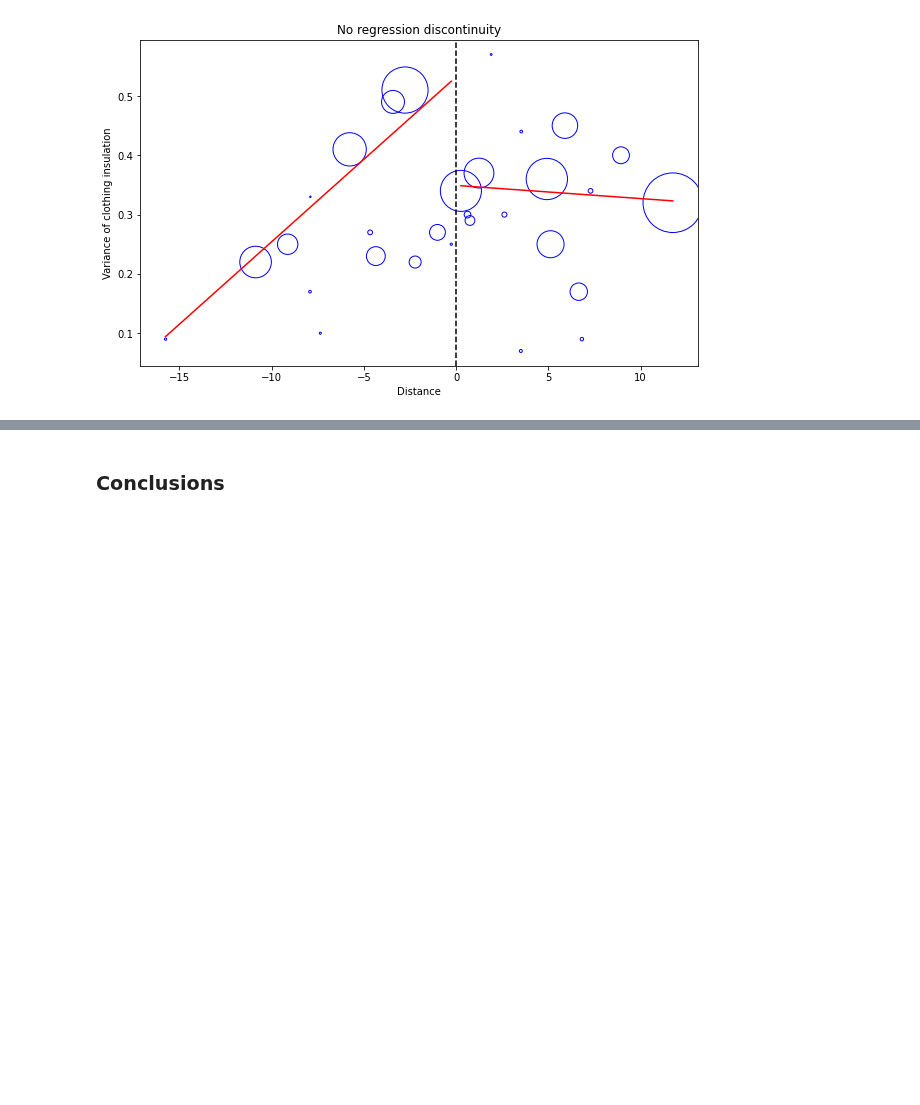
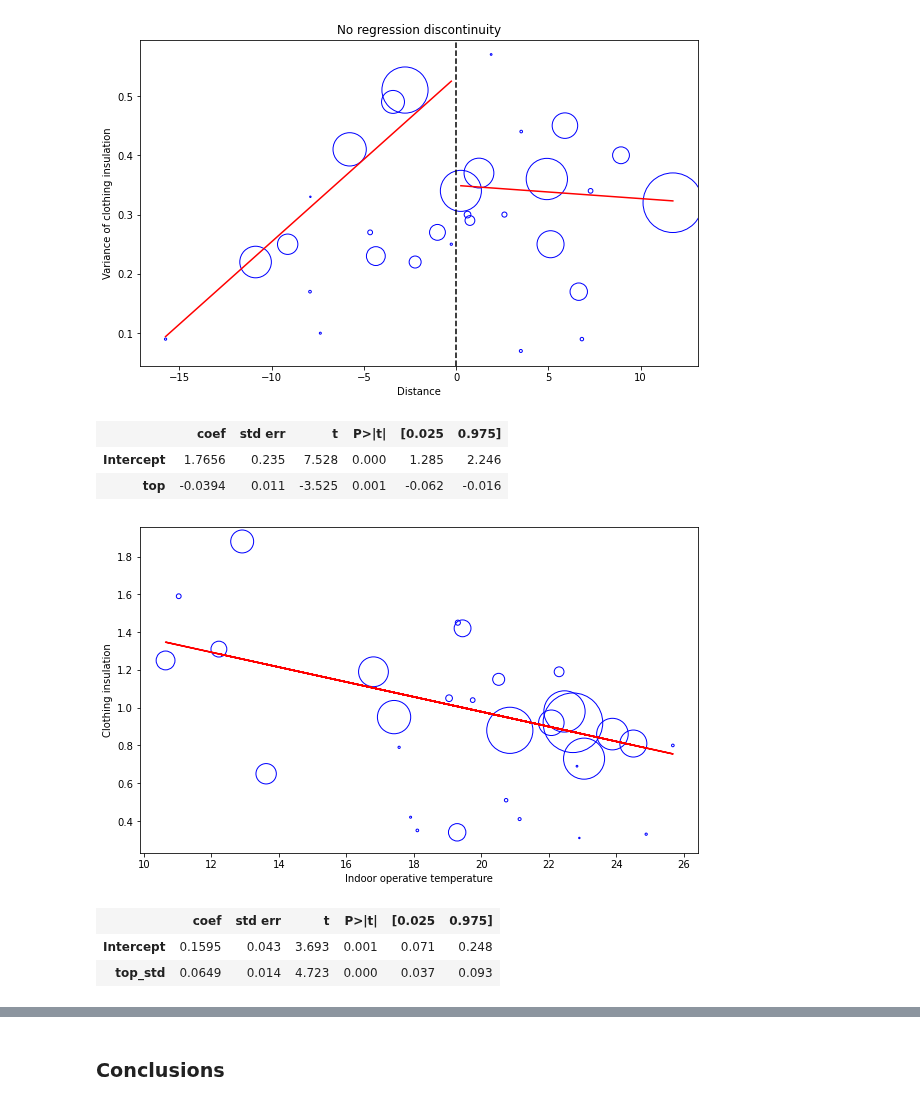
Before and after one commit to ruijis/RD_comfort, a Jupyter notebook: RD.ipynb, the cells around one changed output, grey strips where cells are left out. Drawn from its saved outputs; the diff is of its cells as text; code cells hidden in the pictures; blank space fills up the shorter version.

```diff
--- a/RD.ipynb
+++ b/RD.ipynb
@@ -306,0 +311,25 @@ Text(0.5, 1.0, 'No regression discontinuity')
+# %%
+model = smf.wls("clo~top", df_rd, weights=df_rd["records"]).fit()
+model.summary().tables[1]
+# %% [output]
+|  | coef | std err | t | P>|t| | [0.025 | 0.975] |
+| Intercept | 1.7656 | 0.235 | 7.528 | 0.000 | 1.285 | 2.246 |
+| top | -0.0394 | 0.011 | -3.525 | 0.001 | -0.062 | -0.016 |
+# %%
+# scatter plot clo against top
+plt.figure(figsize=(10, 6))
+plt.scatter(df_rd['top'], df_rd['clo'], s=df_rd['records'], facecolors='none', edgecolors='b')
+# plot the fitted values
+plt.plot(df_rd['top'], model.fittedvalues, color='red')
+plt.xlabel('Indoor operative temperature')
+plt.ylabel('Clothing insulation')
+plt.show()
+# %% [output]
+[figure, added]
+# %%
+model = smf.wls("clo_std~top_std", df_rd, weights=df_rd["records"]).fit()
+model.summary().tables[1]
+# %% [output]
+|  | coef | std err | t | P>|t| | [0.025 | 0.975] |
+| Intercept | 0.1595 | 0.043 | 3.693 | 0.001 | 0.071 | 0.248 |
+| top_std | 0.0649 | 0.014 | 4.723 | 0.000 | 0.037 | 0.093 |
```
Also changed, not shown: parts of 34 cells of this notebook, 2 other files.
